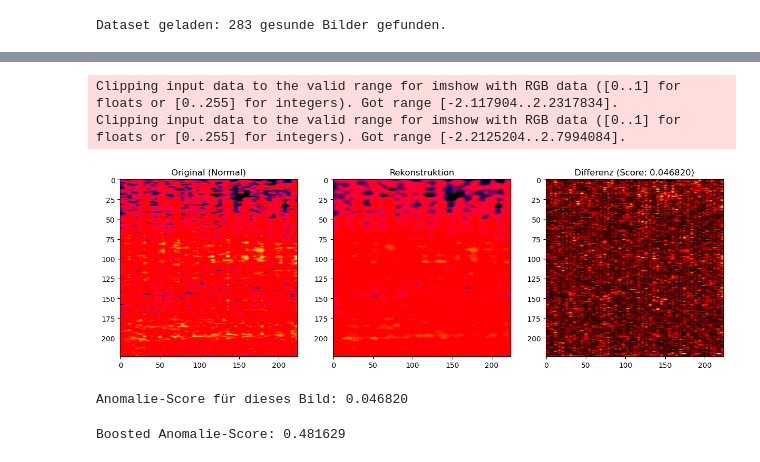
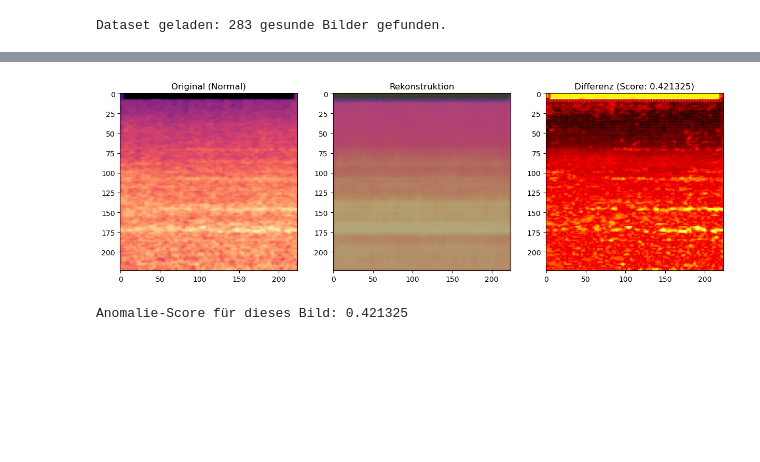
Before and after one commit to phkeil/s1000-diagnoser, a Jupyter notebook: notebooks/04_CAE_Annomalydetector.ipynb, the cells around one changed output, grey strips where cells are left out. Saved outputs shown, nothing was run; the diff lists cells and outputs as text; code cells hidden in the pictures; blank space fills up the shorter version.

Commit message:
feat: first working anomaly detector

```diff
--- a/notebooks/04_CAE_Annomalydetector.ipynb
+++ b/notebooks/04_CAE_Annomalydetector.ipynb
@@ -6,13 +6,12 @@ from torch.utils.data import DataLoader
 from PIL import Image
 
 # --- 1. Konfiguration ---
-dataset_path = '../data/processed/dataset_idle/' # Dein Ordner mit den gesunden Bildern
+dataset_path = '../data/processed/dataset_idle_mel/' # Dein Ordner mit den gesunden Bildern
 batch_size = 16
 
 data_transforms = transforms.Compose([
     transforms.Resize((224, 224)),
     transforms.ToTensor(),
-    # Normalisierung wie beim ResNet, damit die Pixelwerte vergleichbar bleiben
     transforms.Normalize([0.485, 0.456, 0.406], [0.229, 0.224, 0.225])
 ])
 
@@ -150,43 +156,48 @@ Epoche 30 | MSE Loss: 0.044368
+# %%
+def check_anomaly(img_path, model, transform):
+    model.eval()
+    img_pil = Image.open(img_path).convert('RGB')
+    input_tensor = transform(img_pil).unsqueeze(0).to(device)
+
+    with torch.no_grad():
+        reconstruction = model(input_tensor)
+        loss = criterion(reconstruction, input_tensor)
+        score = loss.item()
+
+    # --- De-Normalisierung für die Anzeige ---
+    # Die Werte, die du in transforms.Normalize verwendet hast:
+    mean = np.array([0.485, 0.456, 0.406])
+    std = np.array([0.229, 0.224, 0.225])
+
+    def denormalize(img):
+        # Zurück von Tensor-Format (C, H, W) zu Numpy (H, W, C)
+        img = img.squeeze().cpu().numpy().transpose(1, 2, 0)
+        # Umkehrung: x = (y * std) + mean
+        img = (img * std) + mean
+        return np.clip(img, 0, 1) # Sicherstellen, dass wir im Bereich [0, 1] bleiben
+
+    orig_vis = denormalize(input_tensor)
+    recon_vis = denormalize(reconstruction)
+
+    # Differenz-Map (hier ist Clipping nicht nötig, da wir Unterschiede zeigen)
+    diff = np.abs(orig_vis - recon_vis).mean(axis=2)
+
+    plt.figure(figsize=(15, 5))
+    plt.subplot(1, 3, 1); plt.imshow(orig_vis); plt.title("Original (Normal)")
+    plt.subplot(1, 3, 2); plt.imshow(recon_vis); plt.title("Rekonstruktion")
+    plt.subplot(1, 3, 3); plt.imshow(diff, cmap='hot'); plt.title(f"Differenz (Score: {score:.6f})")
+    plt.show()
+
+    return score
 # %%
 # Der Aufruf benötigt das Bild, das Modell UND die Vorverarbeitung (data_transforms)
 score = check_anomaly(
-    '../data/processed/dataset_idle_defective/S1000RR_2014_YoutubeVasylSuprovych_CamChainRattle_idle_10.50s.png',
+    '../data/processed/dataset_idle_mel/S1000R_2014_YoutubeVToldsMotoShow_idle_2.00s.png',
     autoencoder,
     data_transforms
 )
 
 print(f"Anomalie-Score für dieses Bild: {score:.6f}")
 # %% [output]
+[figure, new version]
-Clipping input data to the valid range for imshow with RGB data ([0..1] for floats or [0..255] for integers). Got range [-2.117904..2.2317834].
-Clipping input data to the valid range for imshow with RGB data ([0..1] for floats or [0..255] for integers). Got range [-2.2125204..2.7994084].
+Anomalie-Score für dieses Bild: 0.421325
-[figure, old version]
-Anomalie-Score für dieses Bild: 0.046820
-# %%
-def check_anomaly_boosted(img_path, model, transform):
-    model.eval()
-    img_pil = Image.open(img_path).convert('RGB')
-    input_tensor = transform(img_pil).unsqueeze(0).to(device)
-
-    with torch.no_grad():
-        reconstruction = model(input_tensor)
-
-        # Berechne die absolute Differenz pro Pixel
-        diff = torch.abs(input_tensor - reconstruction).squeeze().cpu().numpy()
-        diff_map = diff.mean(axis=0) # Über die Kanäle mitteln
-
-        # NEUER SCORE: Fokus auf die Top 10% der Fehler-Pixel
-        # Ein Defekt ist lokal begrenzt und intensiv!
-        threshold = np.percentile(diff_map, 95)
-        anomaly_score = diff_map[diff_map > threshold].mean()
-
-    return anomaly_score, diff_map
-
-# Teste das mal mit dem Defekt-Bild
-score_boosted, diff_map = check_anomaly_boosted(
-    '../data/processed/dataset_idle/S1000R_2015_PhilipKehl_cold_idle_13.50s.png',
-    autoencoder,
-    data_transforms
-)
-print(f"Boosted Anomalie-Score: {score_boosted:.6f}")
-# %% [output]
-Boosted Anomalie-Score: 0.481629
```
Also changed, not shown: parts of 11 cells of this notebook.
